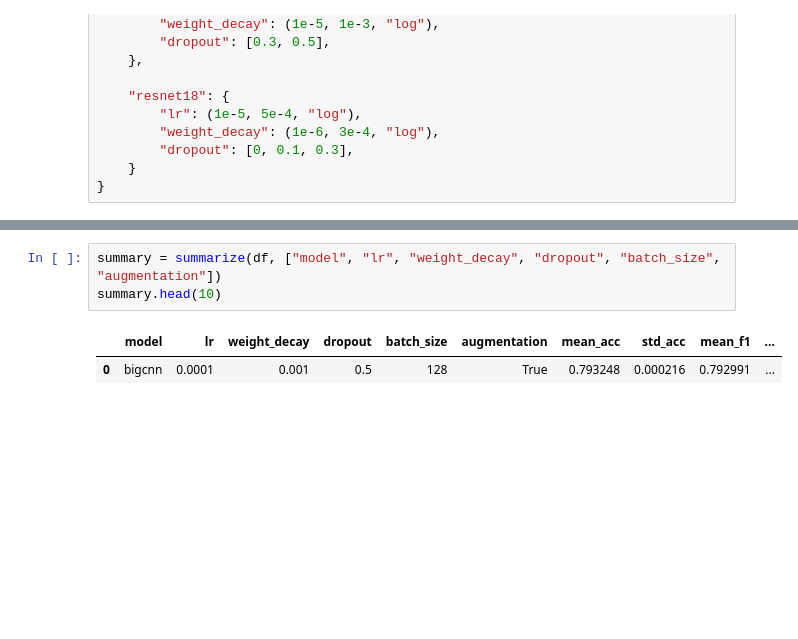
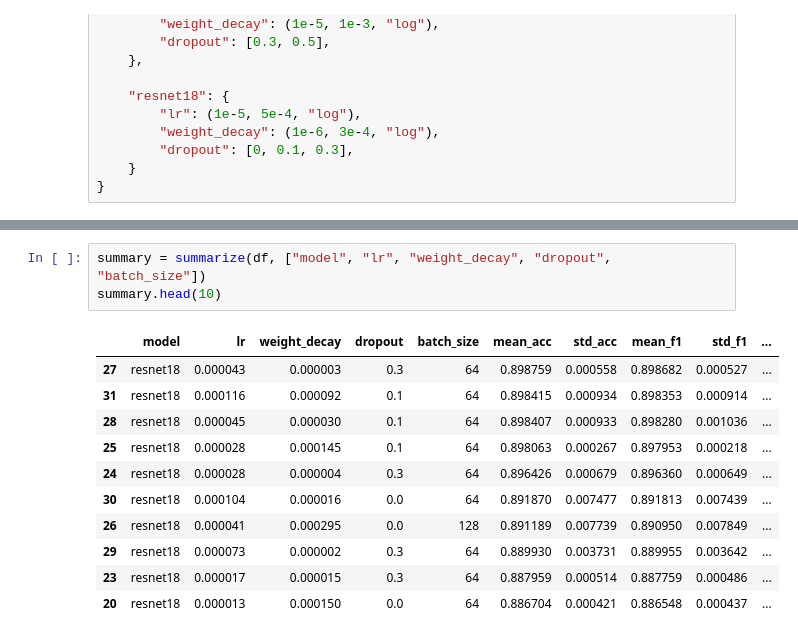
Before and after one commit to Michael-Pytel/convolutional-neural-networks, a Jupyter notebook: notebooks/hparam_search.ipynb, the cells around one changed output, grey strips where cells are left out. Cells and saved outputs as stored; diff of their text form; blank space fills up the shorter version.

Commit message:
add experiment results and augmentation tets

```diff
--- a/notebooks/hparam_search.ipynb
+++ b/notebooks/hparam_search.ipynb
@@ -48,9 +64,18 @@ df.head()
 # %%
-summary = summarize(df, ["model", "lr", "weight_decay", "dropout", "batch_size", "augmentation"])
+summary = summarize(df, ["model", "lr", "weight_decay", "dropout", "batch_size"])
 summary.head(10)
 # %% [output]
-|  | model | lr | weight_decay | dropout | batch_size | augmentation | mean_acc | std_acc | mean_f1 | ... |
-| 0 | bigcnn | 0.0001 | 0.001 | 0.5 | 128 | True | 0.793248 | 0.000216 | 0.792991 | ... |
+|  | model | lr | weight_decay | dropout | batch_size | mean_acc | std_acc | mean_f1 | std_f1 | ... |
+| 27 | resnet18 | 0.000043 | 0.000003 | 0.3 | 64 | 0.898759 | 0.000558 | 0.898682 | 0.000527 | ... |
+| 31 | resnet18 | 0.000116 | 0.000092 | 0.1 | 64 | 0.898415 | 0.000934 | 0.898353 | 0.000914 | ... |
+| 28 | resnet18 | 0.000045 | 0.000030 | 0.1 | 64 | 0.898407 | 0.000933 | 0.898280 | 0.001036 | ... |
+| 25 | resnet18 | 0.000028 | 0.000145 | 0.1 | 64 | 0.898063 | 0.000267 | 0.897953 | 0.000218 | ... |
+| 24 | resnet18 | 0.000028 | 0.000004 | 0.3 | 64 | 0.896426 | 0.000679 | 0.896360 | 0.000649 | ... |
+| 30 | resnet18 | 0.000104 | 0.000016 | 0.0 | 64 | 0.891870 | 0.007477 | 0.891813 | 0.007439 | ... |
+| 26 | resnet18 | 0.000041 | 0.000295 | 0.0 | 128 | 0.891189 | 0.007739 | 0.890950 | 0.007849 | ... |
+| 29 | resnet18 | 0.000073 | 0.000002 | 0.3 | 64 | 0.889930 | 0.003731 | 0.889955 | 0.003642 | ... |
+| 23 | resnet18 | 0.000017 | 0.000015 | 0.3 | 64 | 0.887959 | 0.000514 | 0.887759 | 0.000486 | ... |
+| 20 | resnet18 | 0.000013 | 0.000150 | 0.0 | 64 | 0.886704 | 0.000421 | 0.886548 | 0.000437 | ... |
 # %%
 best = get_best_configs(df, top_k=5)
 best
```
Also changed, not shown: parts of 4 cells of this notebook, 44 other files.
